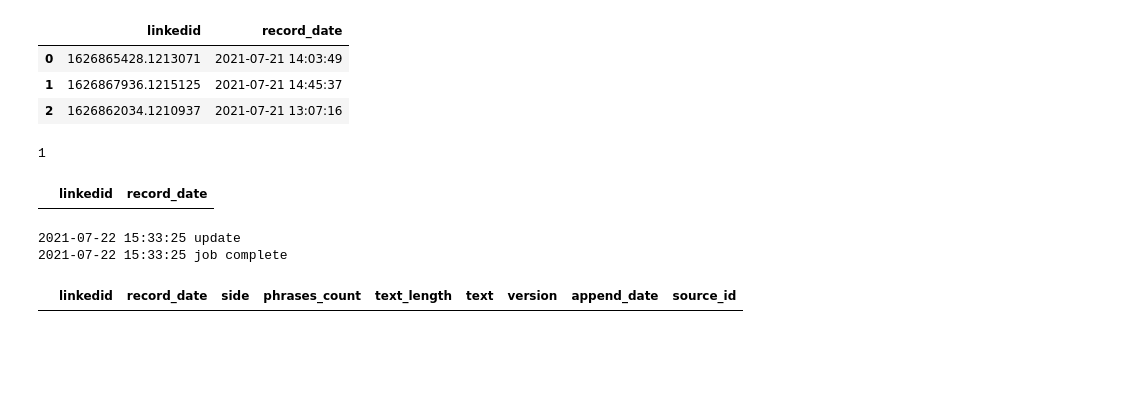
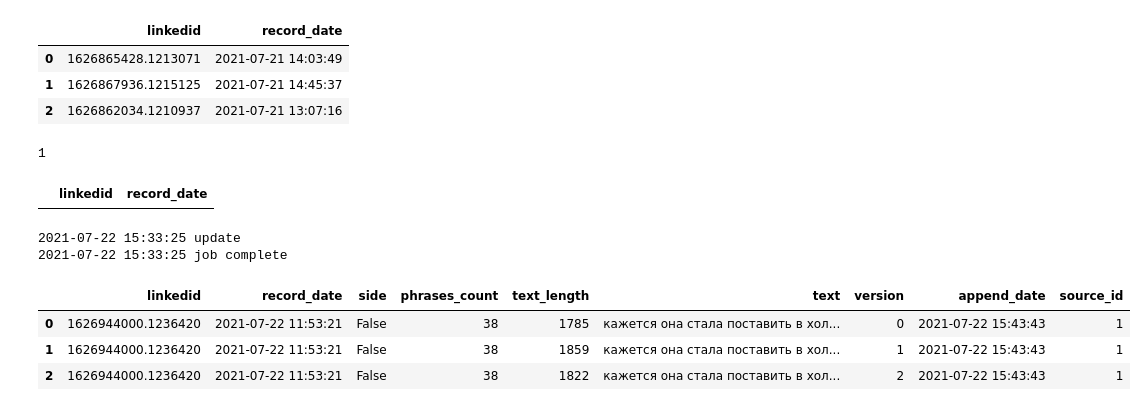
Before and after one commit to format37/call_centre_stt_server, a Jupyter notebook: summarizator.ipynb, the cells around one changed output. Cells and saved outputs as stored; diff of their text form; code cells hidden in the pictures; blank space fills up the shorter version.

Commit message:
modified:   summarization.py 	modified:   summarizator.ipynb

```diff
--- a/summarizator.ipynb
+++ b/summarizator.ipynb
@@ -1004,11 +1004,14 @@ print(datetime.datetime.now().strftime('%Y-%m-%d %H:%M:%S'), 'job complete')
 # %%
 ### backup
 # %%
-query = "select * from summarization_queue where linkedid='1626944324.1236704';"
+query = "select * from summarization_queue where linkedid='1626944000.1236420' and side=0;"
 df = read_sql(query)
 df
 # %% [output]
 |  | linkedid | record_date | side | phrases_count | text_length | text | version | append_date | source_id |
+| 0 | 1626944000.1236420 | 2021-07-22 11:53:21 | False | 38 | 1785 | кажется она стала поставить в хол... | 0 | 2021-07-22 15:43:43 | 1 |
+| 1 | 1626944000.1236420 | 2021-07-22 11:53:21 | False | 38 | 1859 | кажется она стала поставить в хол... | 1 | 2021-07-22 15:43:43 | 1 |
+| 2 | 1626944000.1236420 | 2021-07-22 11:53:21 | False | 38 | 1822 | кажется она стала поставить в хол... | 2 | 2021-07-22 15:43:43 | 1 |
 # %%
 #df.to_csv('/media/alex/nvme-a/summarization_queue.csv')
 # %%
```
Also changed, not shown: 1 other file.
